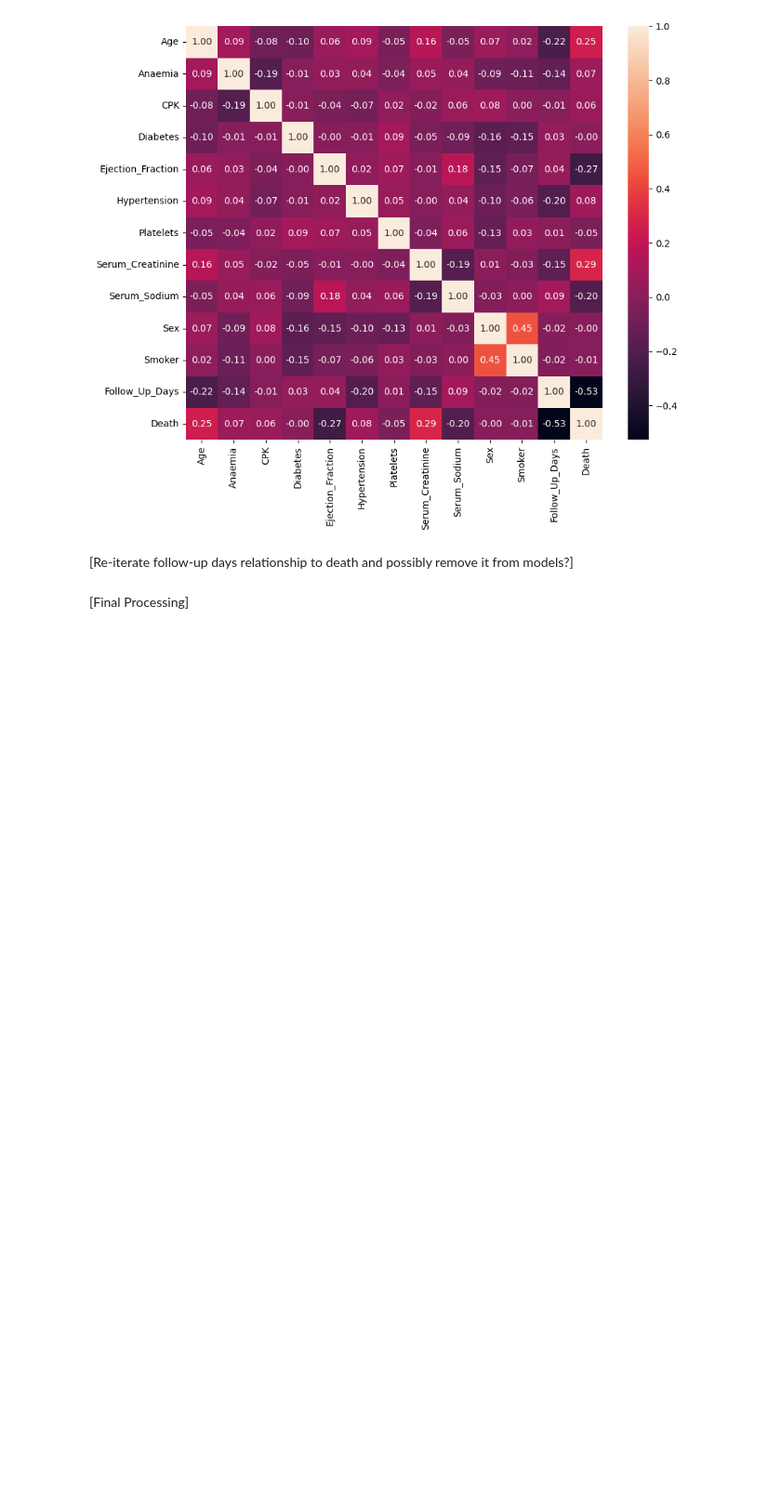
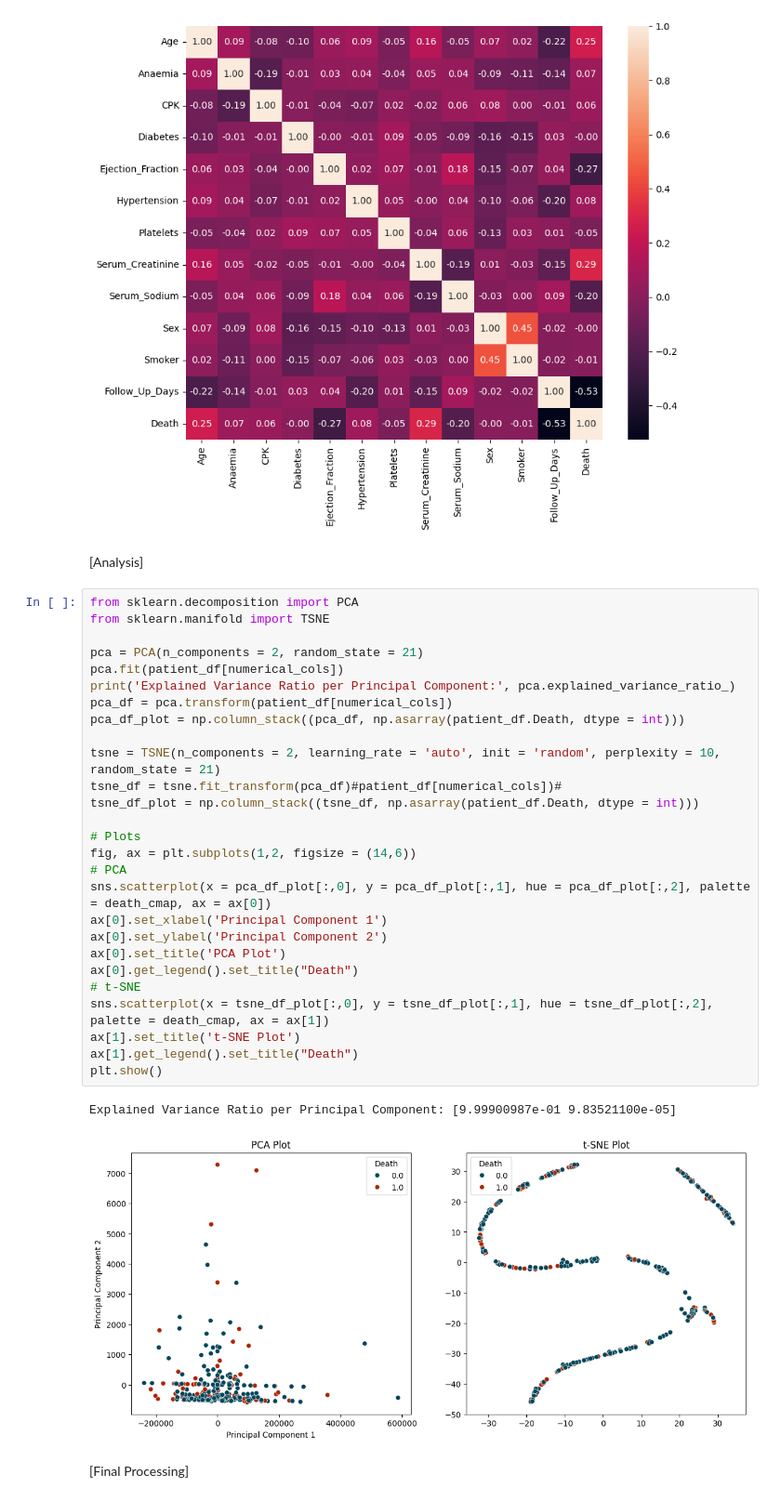
Before and after one commit to chill0121/Unsupervised_Heart_Failure_Mortality, a Jupyter notebook: Unsupervised_Heart_Failure_Mortality.ipynb, the cells around one changed output. Shown at 93% size. Drawn from its saved outputs; the diff is of its cells as text; blank space fills up the shorter version.

```diff
--- a/Unsupervised_Heart_Failure_Mortality.ipynb
+++ b/Unsupervised_Heart_Failure_Mortality.ipynb
@@ -342,8 +344,38 @@ sns.heatmap(corr_matrix, ax = ax, annot = True, fmt = '.2f')
 plt.show()
 # %% [output]
 [figure]
-# %% [markdown]
-[Re-iterate follow-up days relationship to death and possibly remove it from models?]
+# %% [markdown]
+[Analysis]
+# %%
+from sklearn.decomposition import PCA
+from sklearn.manifold import TSNE
+
+pca = PCA(n_components = 2, random_state = 21)
+pca.fit(patient_df[numerical_cols])
+print('Explained Variance Ratio per Principal Component:', pca.explained_variance_ratio_)
+pca_df = pca.transform(patient_df[numerical_cols])
+pca_df_plot = np.column_stack((pca_df, np.asarray(patient_df.Death, dtype = int)))
+
+tsne = TSNE(n_components = 2, learning_rate = 'auto', init = 'random', perplexity = 10, random_state = 21)
+tsne_df = tsne.fit_transform(pca_df)#patient_df[numerical_cols])#
+tsne_df_plot = np.column_stack((tsne_df, np.asarray(patient_df.Death, dtype = int)))
+
+# Plots
+fig, ax = plt.subplots(1,2, figsize = (14,6))
+# PCA
+sns.scatterplot(x = pca_df_plot[:,0], y = pca_df_plot[:,1], hue = pca_df_plot[:,2], palette = death_cmap, ax = ax[0])
+ax[0].set_xlabel('Principal Component 1')
+ax[0].set_ylabel('Principal Component 2')
+ax[0].set_title('PCA Plot')
+ax[0].get_legend().set_title("Death")
+# t-SNE
+sns.scatterplot(x = tsne_df_plot[:,0], y = tsne_df_plot[:,1], hue = tsne_df_plot[:,2], palette = death_cmap, ax = ax[1])
+ax[1].set_title('t-SNE Plot')
+ax[1].get_legend().set_title("Death")
+plt.show()
+# %% [output]
+Explained Variance Ratio per Principal Component: [9.99900987e-01 9.83521100e-05]
+[figure, added]
 # %% [markdown]
 [Final Processing]
 # %%
```
Also changed, not shown: parts of 11 cells of this notebook.
